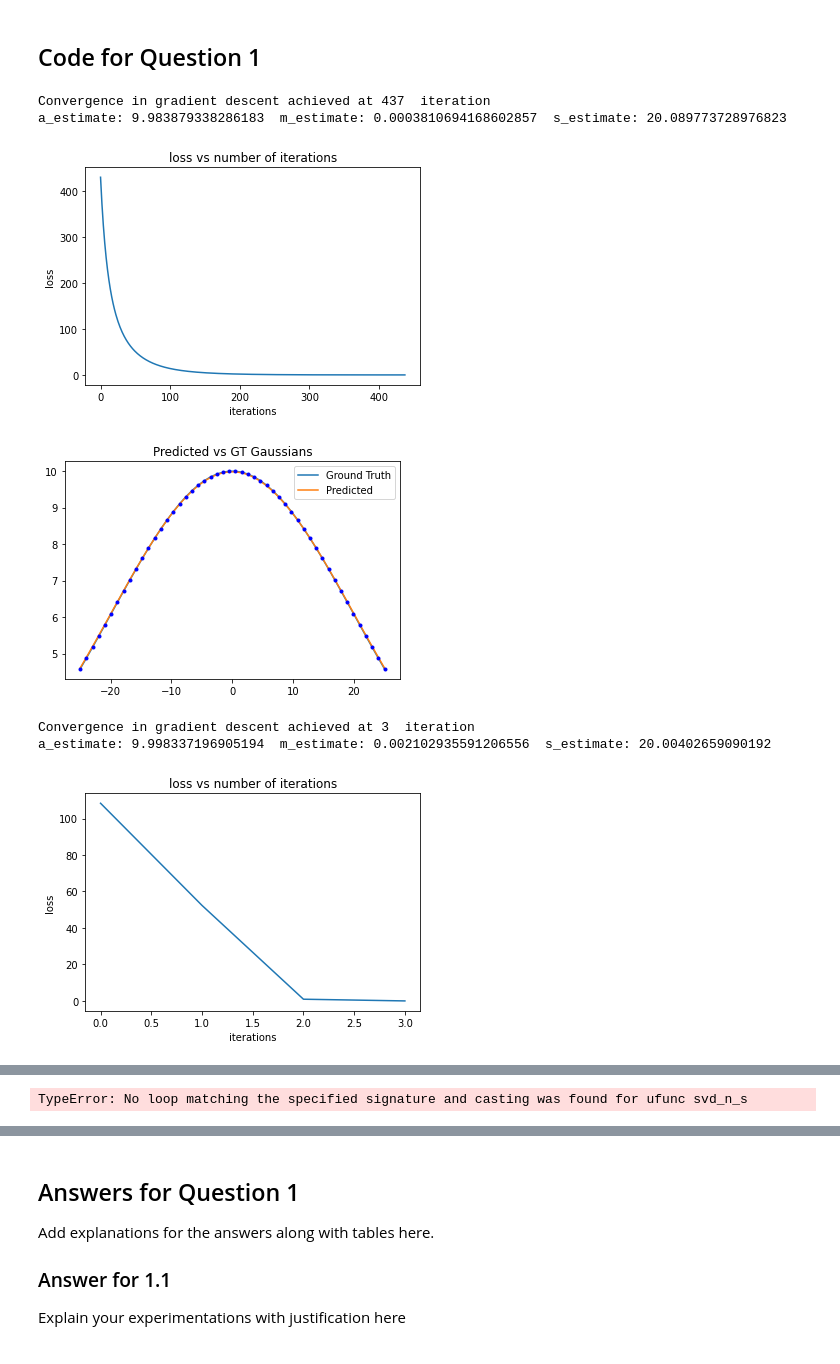
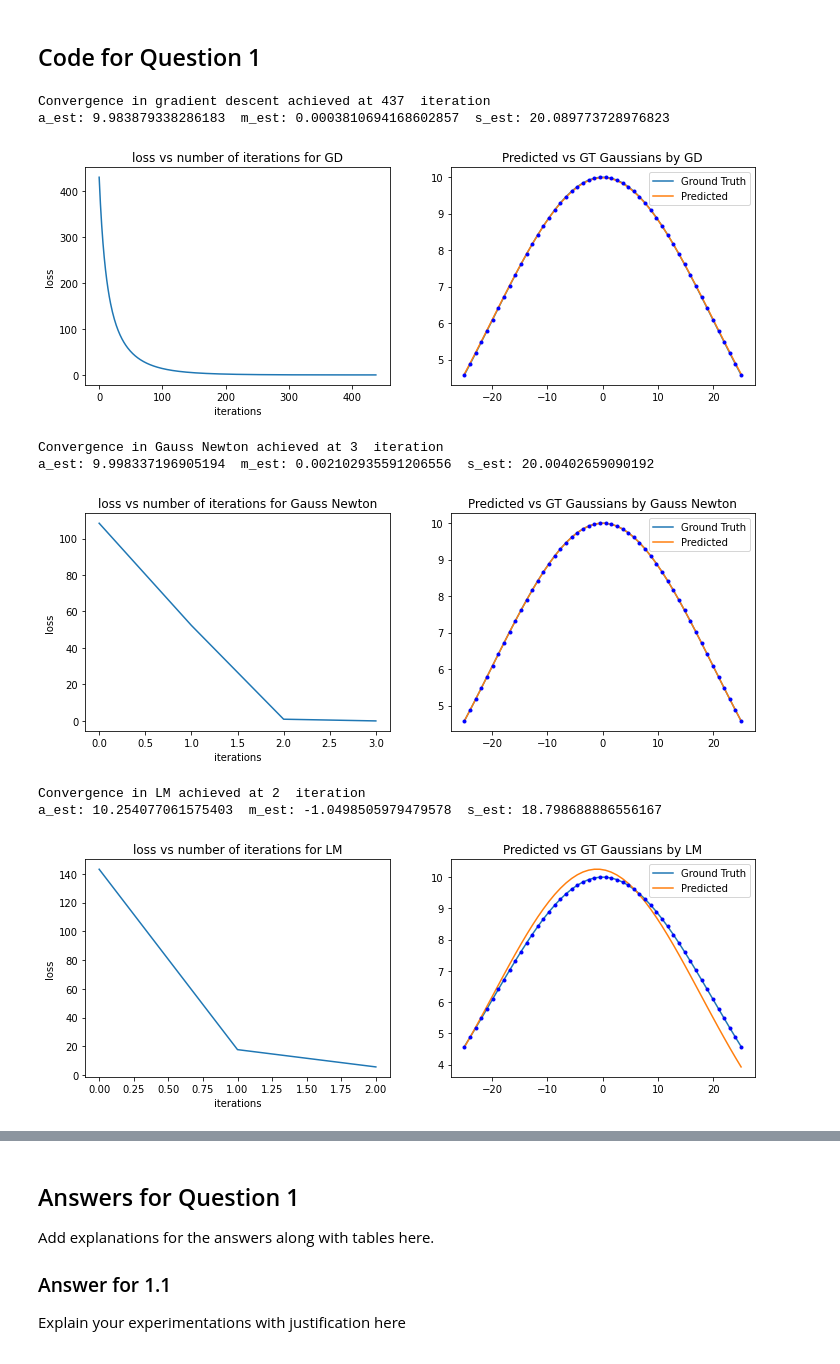
Before and after one commit to avani17101/ICP-and-Non-linear-least-squares-optimization, a Jupyter notebook: 16-spacex-Assignment-3.ipynb, the cells around one changed output, grey strips where cells are left out. Cells and saved outputs as stored; diff of their text form; code cells hidden in the pictures.

```diff
--- a/16-spacex-Assignment-3.ipynb
+++ b/16-spacex-Assignment-3.ipynb
@@ -222,24 +192,37 @@ def LM():
 # %%
 ## Define the plots inside a function above and call them in this cell one by one. When I run this cell, all plots
 ## asked in Q1 should be generated.
 ##############################################################################
 # TODO: Plotting for Question 1                                              #
 # Tester code -- EVERYTHING IN ONE CELL
 
-gradDescent()
-gaussNewton()
-LM()
+numberOfObservations = 50
+xObserved = np.linspace(-25, 25, numberOfObservations)
+a_gt = 10
+m_gt = 0
+s_gt = 20
+a_est = 10
+m_est = 13
+s_est = 19.12
+yObserved = gaussian(xObserved, a_gt, m_gt, s_gt)
+calculatedPrameters = np.array([a_est, m_est, s_est])
+
+gradDescent(xObserved,yObserved,calculatedPrameters,0.01,1e-2)
+gaussNewton(xObserved,yObserved,calculatedPrameters,0.01,1e-2)
+LM(xObserved,yObserved,calculatedPrameters,10,1e+1)
 
 
 
 ##############################################################################
 #                             END OF YOUR CODE                               #
 ##############################################################################
 # %% [output]
 Convergence in gradient descent achieved at 437  iteration
-a_estimate: 9.983879338286183  m_estimate: 0.0003810694168602857  s_estimate: 20.089773728976823
+a_est: 9.983879338286183  m_est: 0.0003810694168602857  s_est: 20.089773728976823
-[figure, old version]
+[figure, new version]
+Convergence in Gauss Newton achieved at 3  iteration
+a_est: 9.998337196905194  m_est: 0.002102935591206556  s_est: 20.00402659090192
-[figure, old version]
+[figure, new version]
-Convergence in gradient descent achieved at 3  iteration
-a_estimate: 9.998337196905194  m_estimate: 0.002102935591206556  s_estimate: 20.00402659090192
+Convergence in LM achieved at 2  iteration
+a_est: 10.254077061575403  m_est: -1.0498505979479578  s_est: 18.798688886556167
-[figure, old version]
+[figure, new version]
@@ -247 +228,0 @@ a_estimate: 9.998337196905194  m_estimate: 0.002102935591206556  s_estimate: 20.
-TypeError: No loop matching the specified signature and casting was found for ufunc svd_n_s
```
Also changed, not shown: parts of 11 cells of this notebook.
